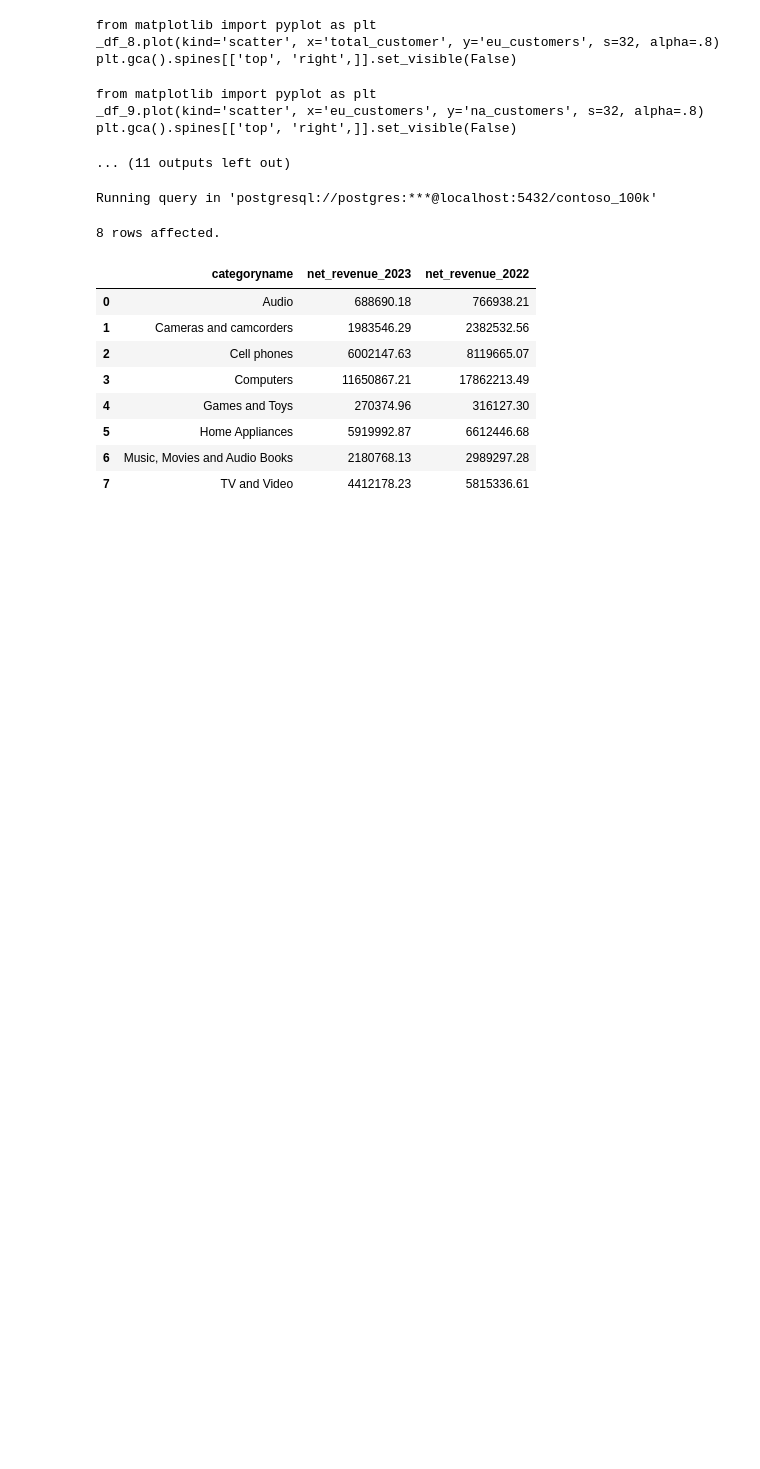
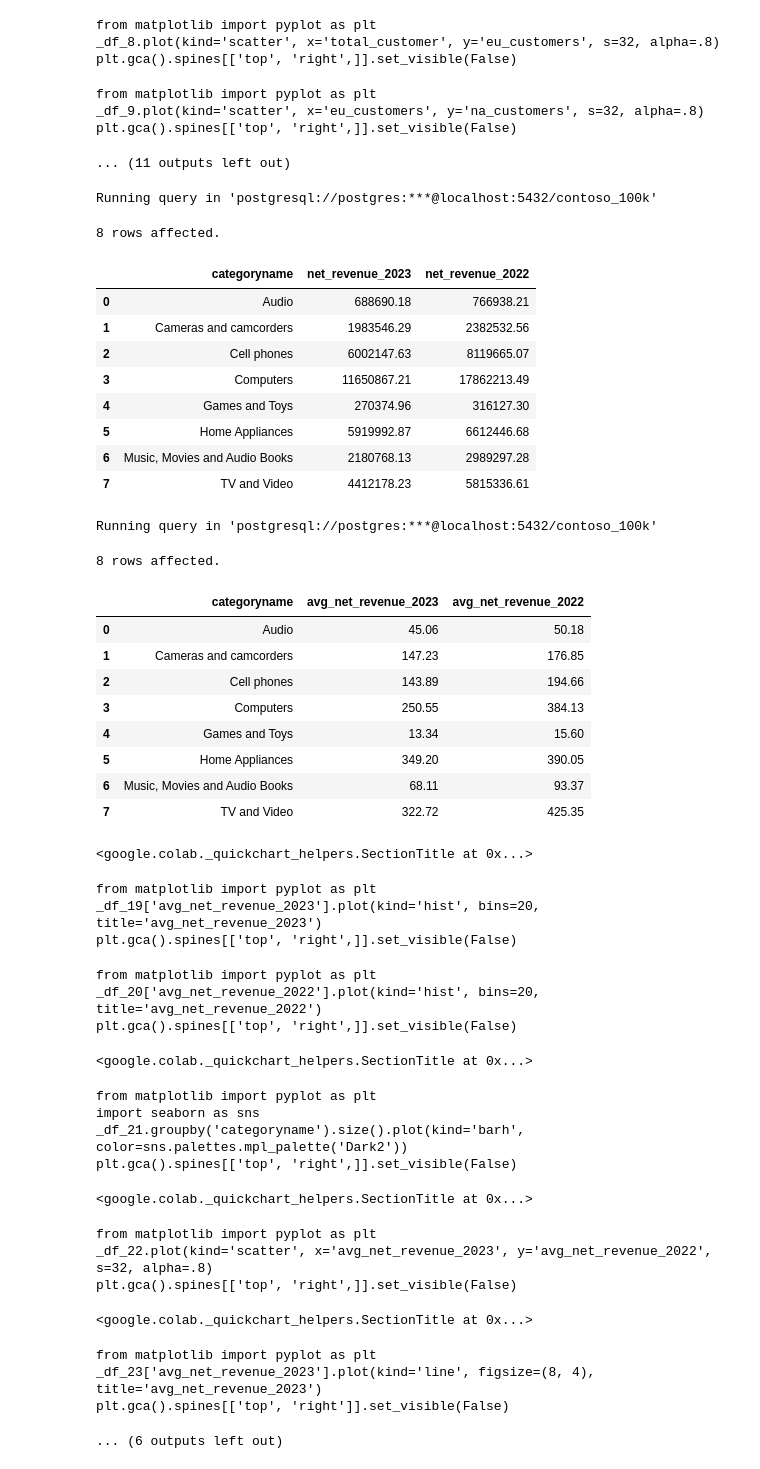
Before and after one commit to evanalyticsalex/SQL_for_Data_Analytics, a Jupyter notebook: Resources/Blank_SQL_Notebook.ipynb, the cells around one changed output. Drawn from its saved outputs; the diff is of its cells as text; code cells hidden in the pictures; blank space fills up the shorter version.

```diff
--- a/Resources/Blank_SQL_Notebook.ipynb
+++ b/Resources/Blank_SQL_Notebook.ipynb
@@ -390,3 +390,51 @@ Running query in 'postgresql://postgres:***@localhost:5432/contoso_100k'
 | 5 | Home Appliances | 5919992.87 | 6612446.68 |
 | 6 | Music, Movies and Audio Books | 2180768.13 | 2989297.28 |
 | 7 | TV and Video | 4412178.23 | 5815336.61 |
+# %%
+%%sql
+
+SELECT
+  p.categoryname,
+  AVG(CASE WHEN s.orderdate between '2023-01-01' and '2023-12-31' THEN
+  s.quantity*s.netprice*s.exchangerate ELSE 0 END ) AS avg_net_revenue_2023,
+  AVG(CASE WHEN s.orderdate between '2022-01-01' and '2022-12-31' THEN
+  s.quantity*s.netprice*s.exchangerate ELSE 0 END ) AS avg_net_revenue_2022
+FROM
+  sales as s
+LEFT JOIN product as p
+ON s.productkey = p.productkey
+GROUP BY p.categoryname
+ORDER BY p.categoryname
+# %% [output]
+Running query in 'postgresql://postgres:***@localhost:5432/contoso_100k'
+8 rows affected.
+|  | categoryname | avg_net_revenue_2023 | avg_net_revenue_2022 |
+| 0 | Audio | 45.06 | 50.18 |
+| 1 | Cameras and camcorders | 147.23 | 176.85 |
+| 2 | Cell phones | 143.89 | 194.66 |
+| 3 | Computers | 250.55 | 384.13 |
+| 4 | Games and Toys | 13.34 | 15.60 |
+| 5 | Home Appliances | 349.20 | 390.05 |
+| 6 | Music, Movies and Audio Books | 68.11 | 93.37 |
+| 7 | TV and Video | 322.72 | 425.35 |
+<google.colab._quickchart_helpers.SectionTitle at 0x...>
+from matplotlib import pyplot as plt
+_df_19['avg_net_revenue_2023'].plot(kind='hist', bins=20, title='avg_net_revenue_2023')
+plt.gca().spines[['top', 'right',]].set_visible(False)
+from matplotlib import pyplot as plt
+_df_20['avg_net_revenue_2022'].plot(kind='hist', bins=20, title='avg_net_revenue_2022')
+plt.gca().spines[['top', 'right',]].set_visible(False)
+<google.colab._quickchart_helpers.SectionTitle at 0x...>
+from matplotlib import pyplot as plt
+import seaborn as sns
+_df_21.groupby('categoryname').size().plot(kind='barh', color=sns.palettes.mpl_palette('Dark2'))
+plt.gca().spines[['top', 'right',]].set_visible(False)
+<google.colab._quickchart_helpers.SectionTitle at 0x...>
+from matplotlib import pyplot as plt
+_df_22.plot(kind='scatter', x='avg_net_revenue_2023', y='avg_net_revenue_2022', s=32, alpha=.8)
+plt.gca().spines[['top', 'right',]].set_visible(False)
+<google.colab._quickchart_helpers.SectionTitle at 0x...>
+from matplotlib import pyplot as plt
+_df_23['avg_net_revenue_2023'].plot(kind='line', figsize=(8, 4), title='avg_net_revenue_2023')
+plt.gca().spines[['top', 'right']].set_visible(False)
+... (6 outputs left out)
```
Also changed, not shown: parts of 1 cell of this notebook.
